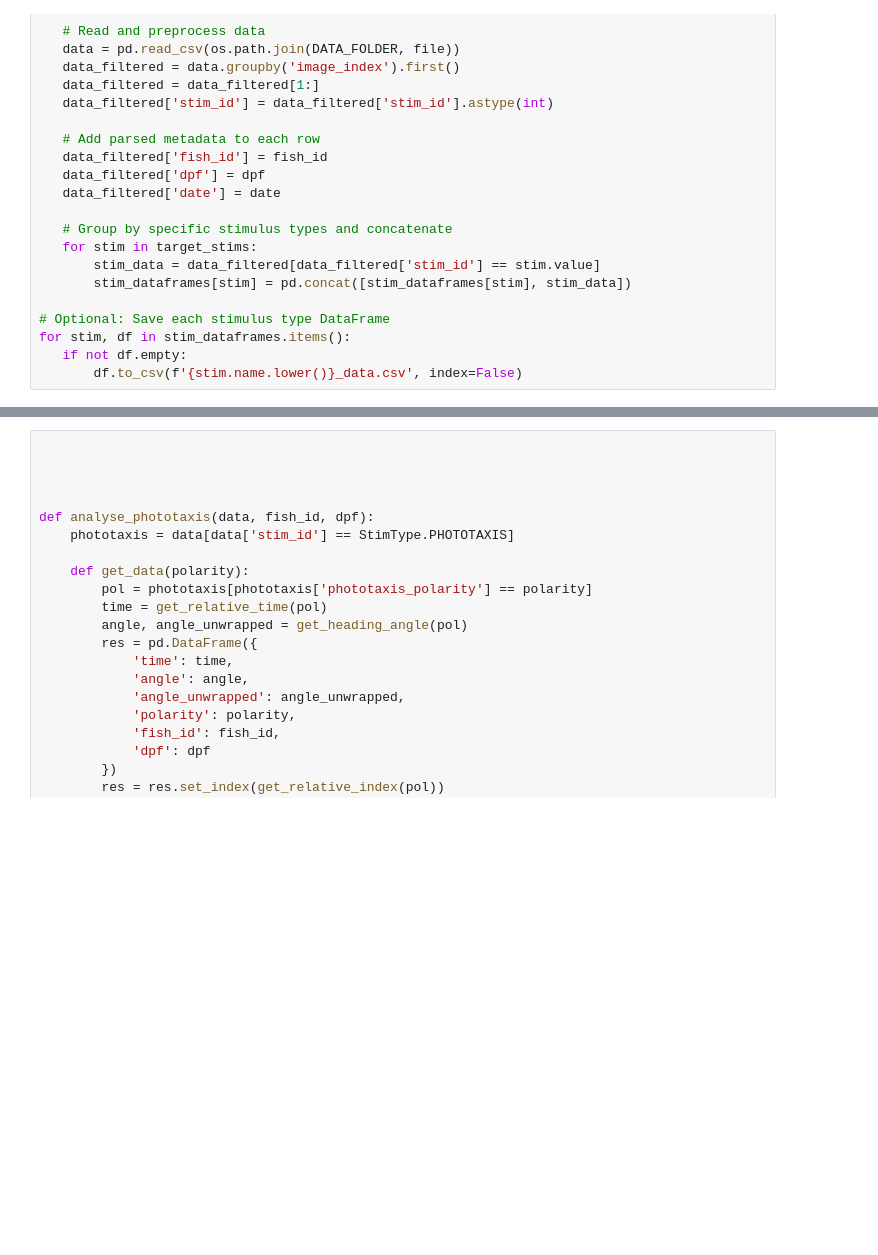
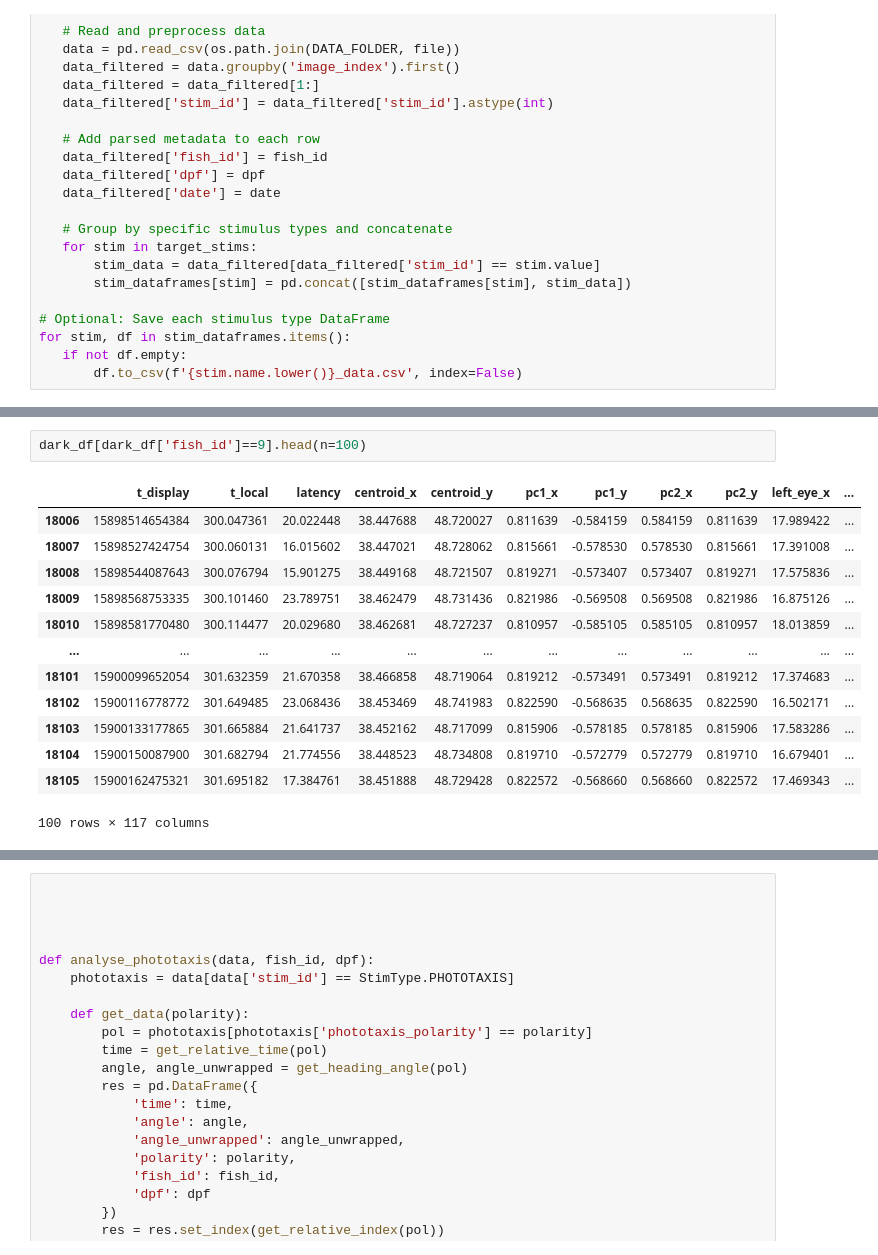
Before and after one commit to SaiAyachit/Stochastic_Modelling, a Jupyter notebook: data_prep.ipynb, the cells around one changed output, grey strips where cells are left out. Saved outputs shown, nothing was run; the diff lists cells and outputs as text; blank space fills up the shorter version.

```diff
--- a/data_prep.ipynb
+++ b/data_prep.ipynb
@@ -280,2 +640,18 @@ for fish_id, group in grouped_bright:
+# %%
+dark_df[dark_df['fish_id']==9].head(n=100)
+# %% [output]
+|  | t_display | t_local | latency | centroid_x | centroid_y | pc1_x | pc1_y | pc2_x | pc2_y | left_eye_x | ... |
+| 18006 | 15898514654384 | 300.047361 | 20.022448 | 38.447688 | 48.720027 | 0.811639 | -0.584159 | 0.584159 | 0.811639 | 17.989422 | ... |
+| 18007 | 15898527424754 | 300.060131 | 16.015602 | 38.447021 | 48.728062 | 0.815661 | -0.578530 | 0.578530 | 0.815661 | 17.391008 | ... |
+| 18008 | 15898544087643 | 300.076794 | 15.901275 | 38.449168 | 48.721507 | 0.819271 | -0.573407 | 0.573407 | 0.819271 | 17.575836 | ... |
+| 18009 | 15898568753335 | 300.101460 | 23.789751 | 38.462479 | 48.731436 | 0.821986 | -0.569508 | 0.569508 | 0.821986 | 16.875126 | ... |
+| 18010 | 15898581770480 | 300.114477 | 20.029680 | 38.462681 | 48.727237 | 0.810957 | -0.585105 | 0.585105 | 0.810957 | 18.013859 | ... |
+| ... | ... | ... | ... | ... | ... | ... | ... | ... | ... | ... | ... |
+| 18101 | 15900099652054 | 301.632359 | 21.670358 | 38.466858 | 48.719064 | 0.819212 | -0.573491 | 0.573491 | 0.819212 | 17.374683 | ... |
+| 18102 | 15900116778772 | 301.649485 | 23.068436 | 38.453469 | 48.741983 | 0.822590 | -0.568635 | 0.568635 | 0.822590 | 16.502171 | ... |
+| 18103 | 15900133177865 | 301.665884 | 21.641737 | 38.452162 | 48.717099 | 0.815906 | -0.578185 | 0.578185 | 0.815906 | 17.583286 | ... |
+| 18104 | 15900150087900 | 301.682794 | 21.774556 | 38.448523 | 48.734808 | 0.819710 | -0.572779 | 0.572779 | 0.819710 | 16.679401 | ... |
+| 18105 | 15900162475321 | 301.695182 | 17.384761 | 38.451888 | 48.729428 | 0.822572 | -0.568660 | 0.568660 | 0.822572 | 17.469343 | ... |
+100 rows × 117 columns
 # %%
 # Load the data
```
Also changed, not shown: parts of 6 cells of this notebook.
